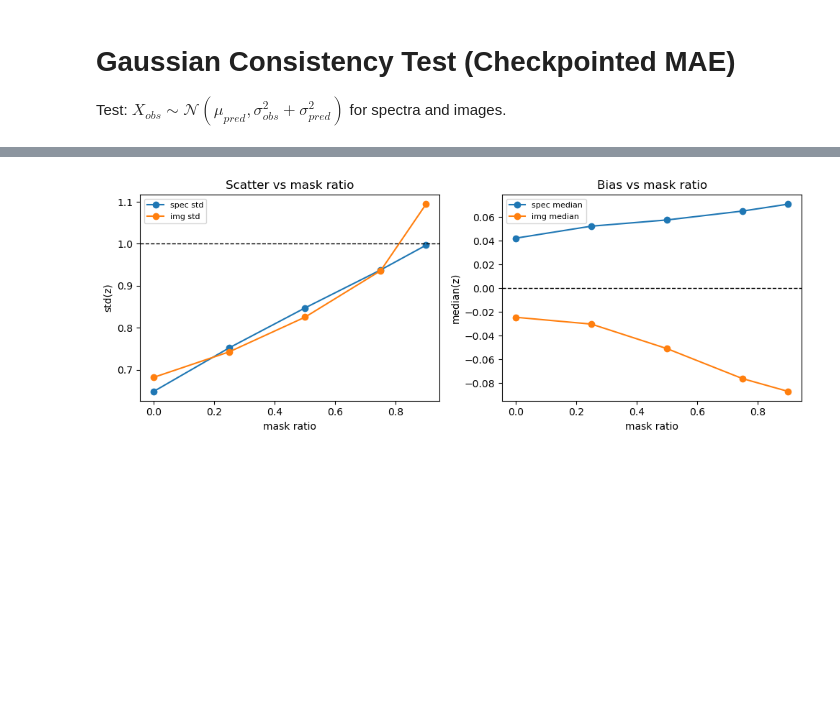
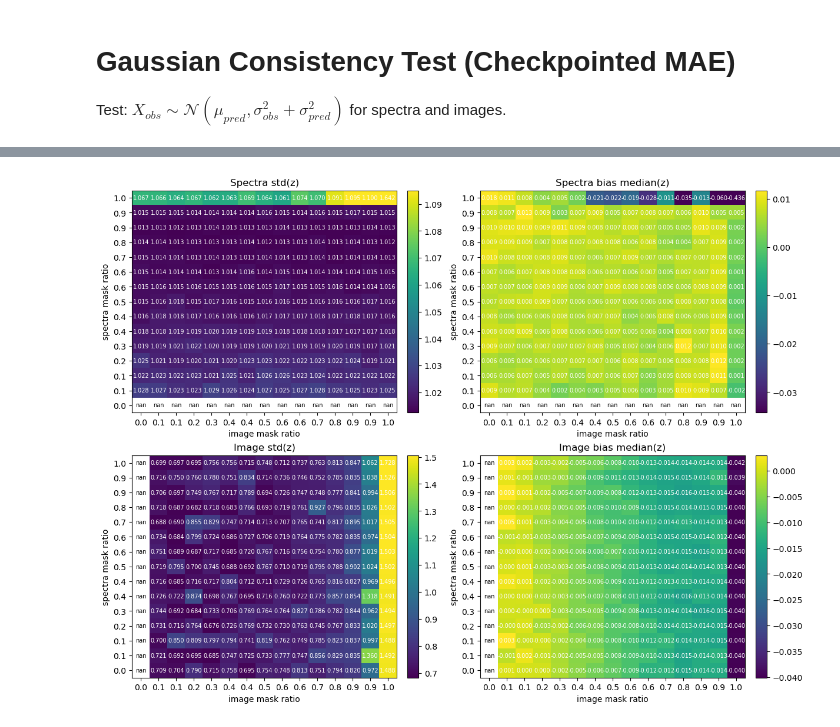
Before and after one commit to biprateep/MultiModal, a Jupyter notebook: notebooks/hypothesis_test_calibration.ipynb, the cells around one changed output, grey strips where cells are left out. Drawn from its saved outputs; the diff is of its cells as text; code cells hidden in the pictures; blank space fills up the shorter version.

Commit message:
More plots

```diff
--- a/notebooks/hypothesis_test_calibration.ipynb
+++ b/notebooks/hypothesis_test_calibration.ipynb
@@ -11,11 +11,11 @@ repo_root = "/pscratch/sd/p/pzehao/MultiModal"
 if repo_root not in sys.path:
     sys.path.insert(0, repo_root)
 
-from models.MAE import MaskedAutoencoderViT
+from models.MAESimple import MaskedAutoencoderViT
 from utils.DataProcessing import CreateMultimodalDataLoadersIter
 
 device = torch.device("cuda" if torch.cuda.is_available() else "cpu")
-ckpt_path = "/pscratch/sd/p/pzehao/DESIMAE/Final/epoch=097-val_loss=-2.2914.ckpt"
+ckpt_path = "/pscratch/sd/p/pzehao/DESIMAE/ProductionCheckpointsSimple/epoch=096-val_loss=-1.5013.ckpt"
 ckpt = torch.load(ckpt_path, map_location="cpu")
 model = MaskedAutoencoderViT(**ckpt["hyper_parameters"]).to(device)
 model.load_state_dict(ckpt["state_dict"], strict=True)
@@ -237,24 +321,43 @@ sweep_df
 # %%
-# Plot calibration-vs-mask ratio
-fig, ax = plt.subplots(1, 2, figsize=(10, 3.8))
+# 4 heatmaps: std and bias for spectra/images over (spec mask ratio, img mask ratio)
+metrics = [
+    ("spec_std", "Spectra std(z)"),
+    ("spec_bias", "Spectra bias median(z)"),
+    ("img_std", "Image std(z)"),
+    ("img_bias", "Image bias median(z)"),
+]
 
-ax[0].plot(sweep_df["mask_ratio"], sweep_df["spec_std"], "o-", label="spec std")
-ax[0].plot(sweep_df["mask_ratio"], sweep_df["img_std"], "o-", label="img std")
-ax[0].axhline(1.0, color="k", ls="--", lw=1)
-ax[0].set_title("Scatter vs mask ratio")
-ax[0].set_xlabel("mask ratio")
-ax[0].set_ylabel("std(z)")
-ax[0].legend(fontsize=8)
+spec_mask_ratios = [1.0, 13/14, 12/14, 11/14, 10/14, 9/14, 8/14, 7/14, 6/14, 5/14, 4/14, 3/14, 2/14, 1/14, 0.0]
+img_mask_ratios = [1.0, 13/14, 12/14, 11/14, 10/14, 9/14, 8/14, 7/14, 6/14, 5/14, 4/14, 3/14, 2/14, 1/14, 0.0]
 
-ax[1].plot(sweep_df["mask_ratio"], sweep_df["spec_median"], "o-", label="spec median")
-ax[1].plot(sweep_df["mask_ratio"], sweep_df["img_median"], "o-", label="img median")
-ax[1].axhline(0.0, color="k", ls="--", lw=1)
-ax[1].set_title("Bias vs mask ratio")
-ax[1].set_xlabel("mask ratio")
-ax[1].set_ylabel("median(z)")
-ax[1].legend(fontsize=8)
+fig, axes = plt.subplots(2, 2, figsize=(12, 9), constrained_layout=True)
 
-plt.tight_layout()
+for ax, (metric, title) in zip(axes.ravel(), metrics):
+    # round to 2 decimals for cleaner display
+    grid = sweep_df.pivot(index="spec_mask_ratio", columns="img_mask_ratio", values=metric)
+    # grid = grid.round(2)
+    grid = grid.sort_index().sort_index(axis=1)
+
+    # percentiles for vmin and vmax
+    im = ax.imshow(grid.to_numpy(), origin="lower", aspect="auto", cmap='viridis', vmin=np.nanpercentile(grid.to_numpy(), 1), vmax=np.nanpercentile(grid.to_numpy(), 99))
+    ax.set_title(title)
+    ax.set_xlabel("image mask ratio")
+    ax.set_ylabel("spectra mask ratio")
+    ax.set_xticks(np.arange(len(grid.columns)))
+    ax.set_xticklabels([f"{v:.1f}" for v in grid.columns])
+    ax.set_yticks(np.arange(len(grid.index)))
+    ax.set_yticklabels([f"{v:.1f}" for v in grid.index])
+
+    # Annotate cells for easier reading of exact values.
+    vals = grid.to_numpy()
+    for r in range(vals.shape[0]):
+        for c in range(vals.shape[1]):
+            v = vals[r, c]
+            txt = "nan" if not np.isfinite(v) else f"{v:.3f}"
+            ax.text(c, r, txt, ha="center", va="center", fontsize=7, color="white" if np.isfinite(v) else "black")
+
+    fig.colorbar(im, ax=ax, fraction=0.046, pad=0.04)
+
 plt.show()
 # %% [output]
-[figure, old version]
+[figure, new version]
```
Also changed, not shown: parts of 7 cells of this notebook, 8 other files.
